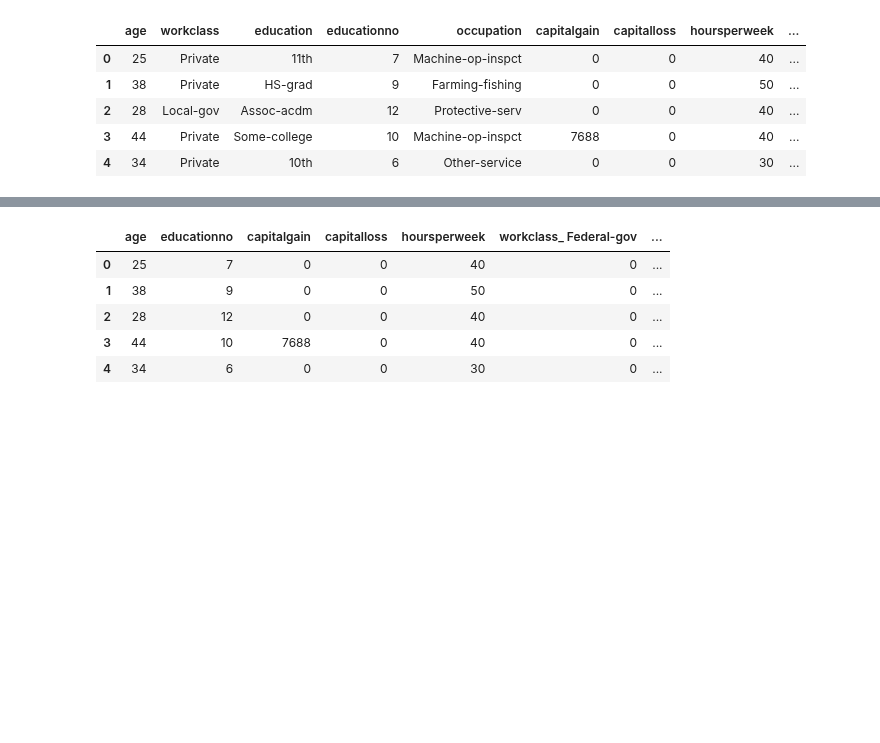
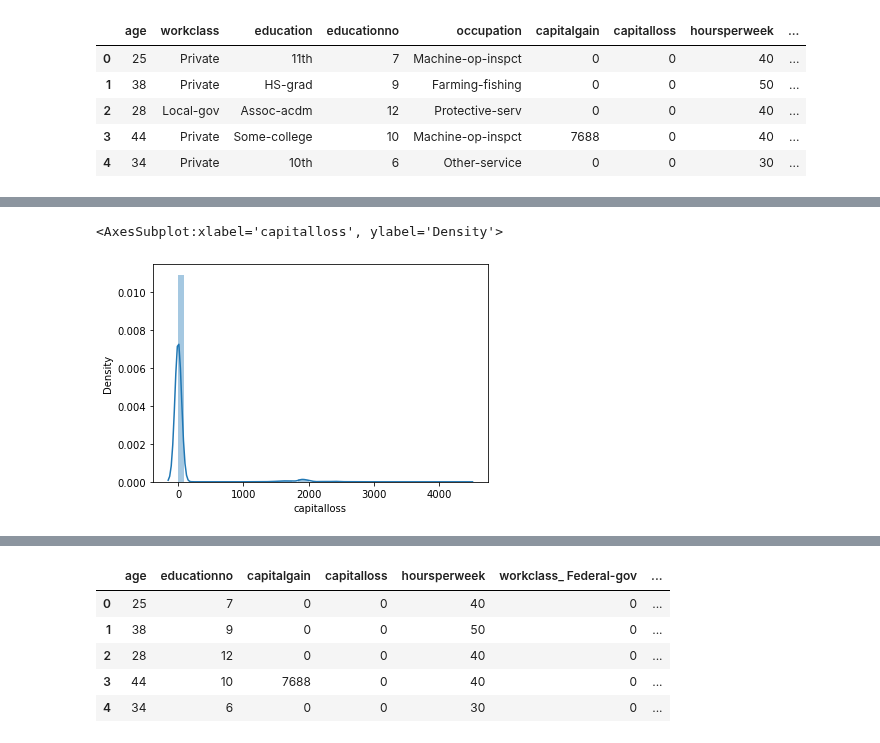
Before and after one commit to tarunmer77/Naive-Bayes, a Jupyter notebook: SalaryData_NaiveBayes.ipynb, the cells around one changed output, grey strips where cells are left out. Saved outputs shown, nothing was run; the diff lists cells and outputs as text; code cells hidden in the pictures; blank space fills up the shorter version.

```diff
--- a/SalaryData_NaiveBayes.ipynb
+++ b/SalaryData_NaiveBayes.ipynb
@@ -60,0 +76,5 @@ df_test.head()
+# %%
+sns.distplot(df_train["capitalloss"])
+# %% [output]
+<AxesSubplot:xlabel='capitalloss', ylabel='Density'>
+[figure, added]
```
Also changed, not shown: parts of 19 cells of this notebook.
